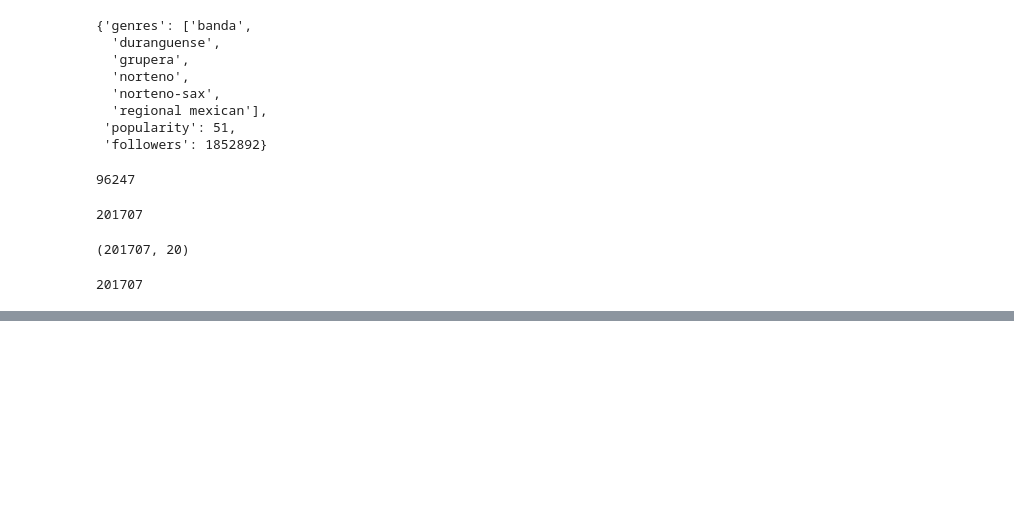
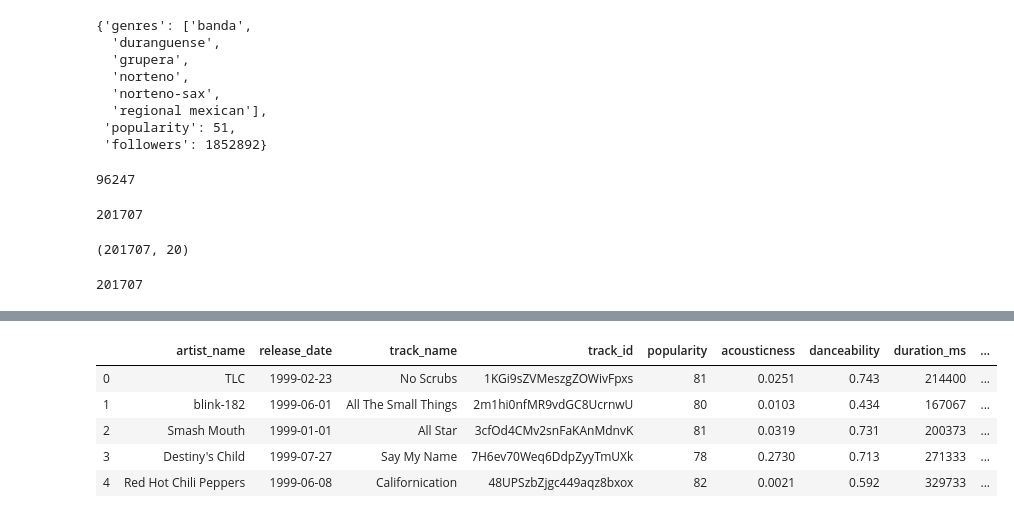
Before and after one commit to fsarraf/Mod4_Project, a Jupyter notebook: Untitled.ipynb, the cells around one changed output, grey strips where cells are left out. Saved outputs shown, nothing was run; the diff lists cells and outputs as text; code cells hidden in the pictures; blank space fills up the shorter version.

```diff
--- a/Untitled.ipynb
+++ b/Untitled.ipynb
@@ -255,0 +381,11 @@ genres_df.head()
+# %%
+df = df.iloc[:,2:]
+# %%
+df.head()
+# %% [output]
+|  | artist_name | release_date | track_name | track_id | popularity | acousticness | danceability | duration_ms | ... |
+| 0 | TLC | 1999-02-23 | No Scrubs | 1KGi9sZVMeszgZOWivFpxs | 81 | 0.0251 | 0.743 | 214400 | ... |
+| 1 | blink-182 | 1999-06-01 | All The Small Things | 2m1hi0nfMR9vdGC8UcrnwU | 80 | 0.0103 | 0.434 | 167067 | ... |
+| 2 | Smash Mouth | 1999-01-01 | All Star | 3cfOd4CMv2snFaKAnMdnvK | 81 | 0.0319 | 0.731 | 200373 | ... |
+| 3 | Destiny's Child | 1999-07-27 | Say My Name | 7H6ev70Weq6DdpZyyTmUXk | 78 | 0.2730 | 0.713 | 271333 | ... |
+| 4 | Red Hot Chili Peppers | 1999-06-08 | Californication | 48UPSzbZjgc449aqz8bxox | 82 | 0.0021 | 0.592 | 329733 | ... |
```
Also changed, not shown: parts of 19 cells of this notebook, 1 other file.
